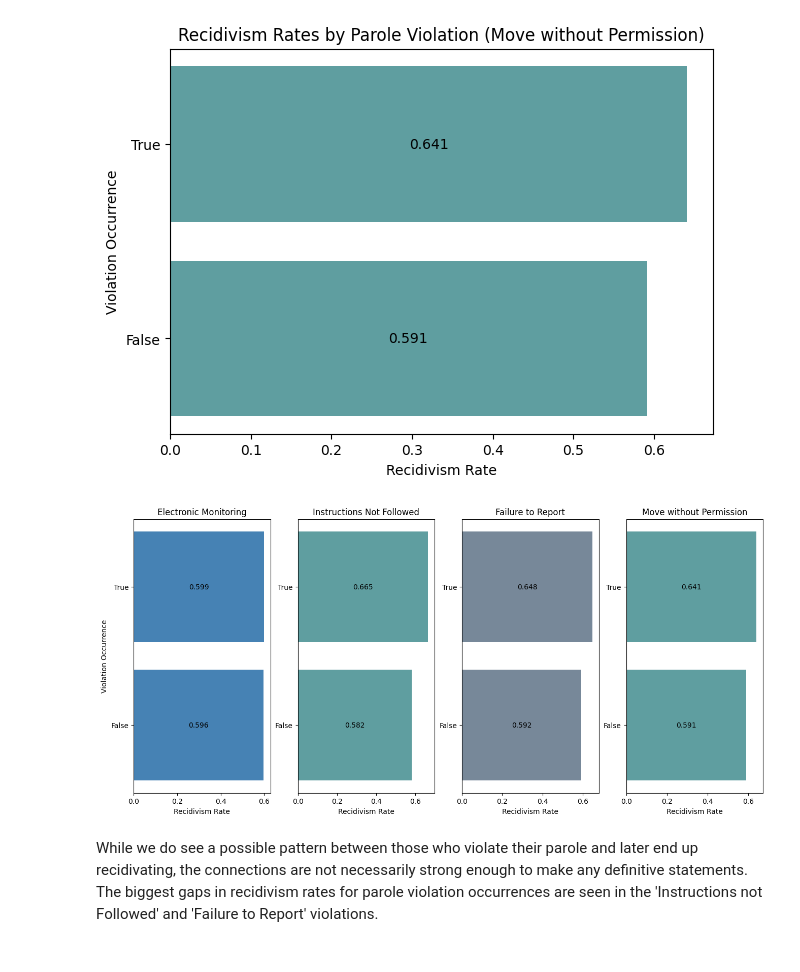
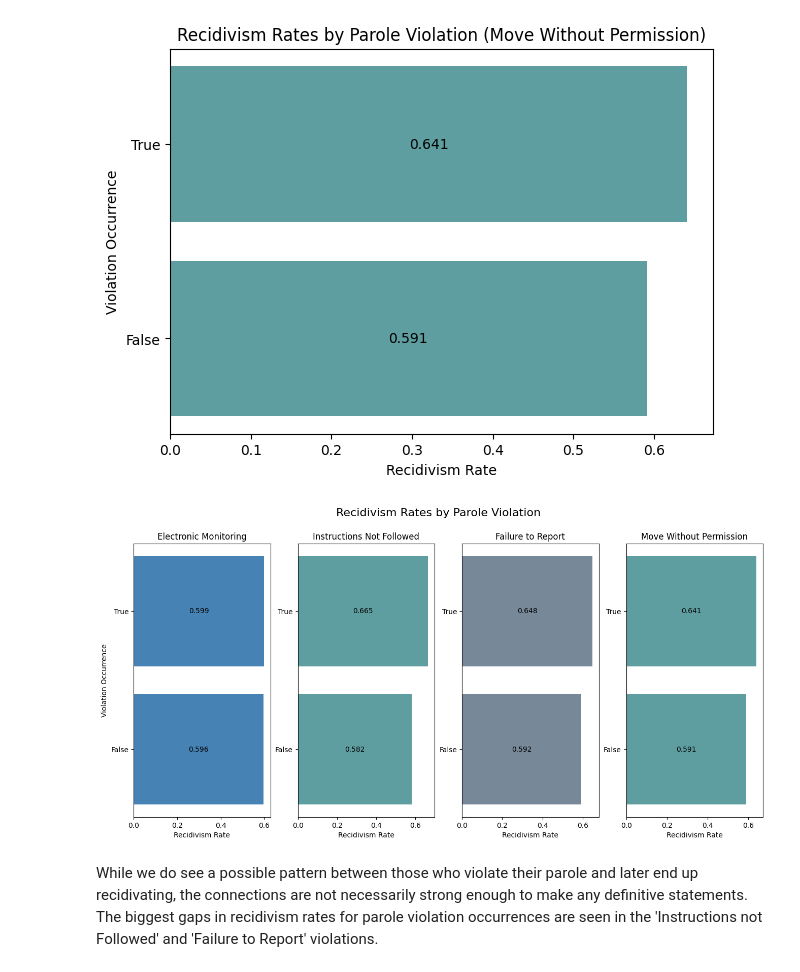
Before and after one commit to ga-dsi-822-group4/recidivism, a Jupyter notebook: notebooks/02_eda.ipynb, the cells around one changed output. Saved outputs shown, nothing was run; the diff lists cells and outputs as text; code cells hidden in the pictures.

```diff
--- a/notebooks/02_eda.ipynb
+++ b/notebooks/02_eda.ipynb
@@ -481,35 +490,37 @@ plt.show();
 fig, (ax1, ax2, ax3, ax4) = plt.subplots(1, 4, figsize=(16,7))
 
 y_vals = [val for val in elecmonit_paroleviol_recidivism.index[0]]
 recid_pcts = [round(val,3) for val in elecmonit_paroleviol_recidivism['recidivism_within_3years']]
 em_pv_plot = ax1.barh(y=y_vals,
     width=recid_pcts[::2], color='steelblue')
 ax1.bar_label(em_pv_plot, label_type='center')
 ax1.set(title='Electronic Monitoring', yticks=[0, 1], yticklabels=['False', 'True'], xlabel='Recidivism Rate', ylabel='Violation Occurrence')
 
 y_vals = [val for val in instruction_paroleviol_recidivism.index[0]]
 recid_pcts = [round(val,3)  for val in instruction_paroleviol_recidivism['recidivism_within_3years']]
 instr_pv_plot = ax2.barh(y=y_vals,
     width=recid_pcts[::2], color='cadetblue')
 ax2.bar_label(instr_pv_plot, label_type='center')
 ax2.set(title='Instructions Not Followed', yticks=[0, 1], yticklabels=['False', 'True'], xlabel='Recidivism Rate')
 
 y_vals = [val for val in failtoreport_paroleviol_recidivism.index[0]]
 recid_pcts = [round(val,3)  for val in failtoreport_paroleviol_recidivism['recidivism_within_3years']]
 ftr_pv_plot = ax3.barh(y=y_vals,
     width=recid_pcts[::2], color='lightslategrey')
 ax3.bar_label(ftr_pv_plot, label_type='center')
 ax3.set(title='Failure to Report', yticks=[0, 1], yticklabels=['False', 'True'], xlabel='Recidivism Rate')
 
 y_vals = [val for val in moving_paroleviol_recidivism.index[0]]
 recid_pcts = [round(val,3)  for val in moving_paroleviol_recidivism['recidivism_within_3years']]
 mwp_pv_plot = ax4.barh(y=y_vals,
     width=recid_pcts[::2], color='cadetblue')
 ax4.bar_label(mwp_pv_plot, label_type='center')
-ax4.set(title='Move without Permission', yticks=[0, 1], yticklabels=['False', 'True'], xlabel='Recidivism Rate')
+ax4.set(title='Move Without Permission', yticks=[0, 1], yticklabels=['False', 'True'], xlabel='Recidivism Rate')
+
+fig.suptitle('Recidivism Rates by Parole Violation', fontsize= 16)
 plt.show();
 # %% [output]
-[figure, old version]
+[figure, new version]
 # %% [markdown]
 While we do see a possible pattern between those who violate their parole and later end up recidivating, the connections are not necessarily strong enough to make any definitive statements. The biggest gaps in recidivism rates for parole violation occurrences are seen in the 'Instructions not Followed' and 'Failure to Report' violations.
 # %% [markdown]
```
Also changed, not shown: parts of 13 cells of this notebook, 1 other file.
